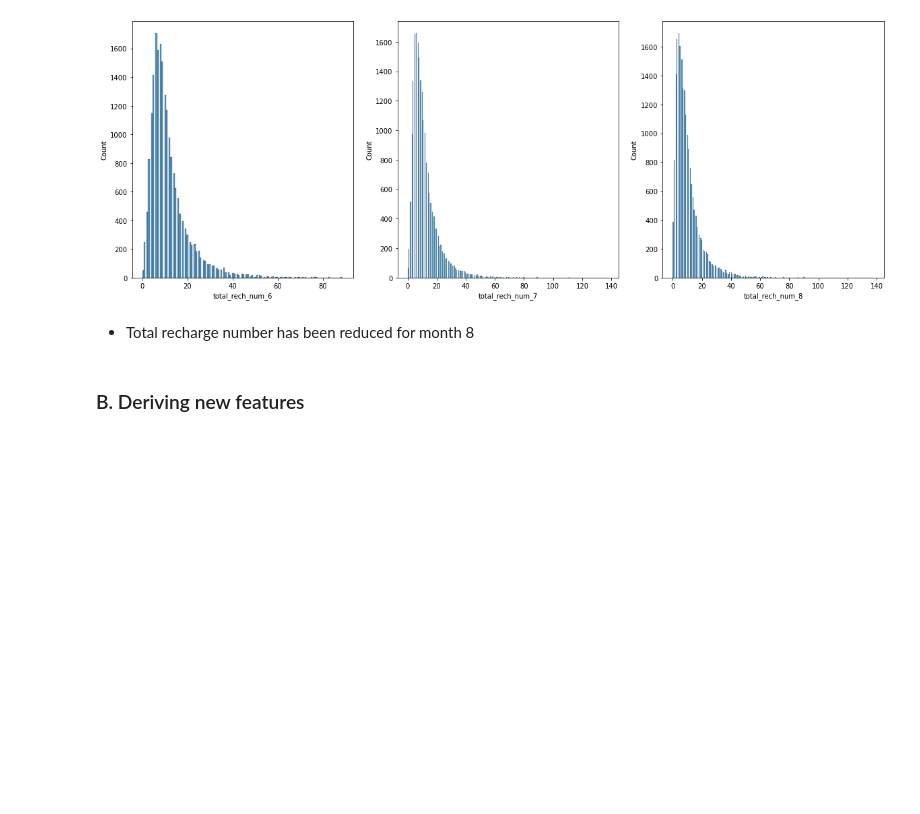
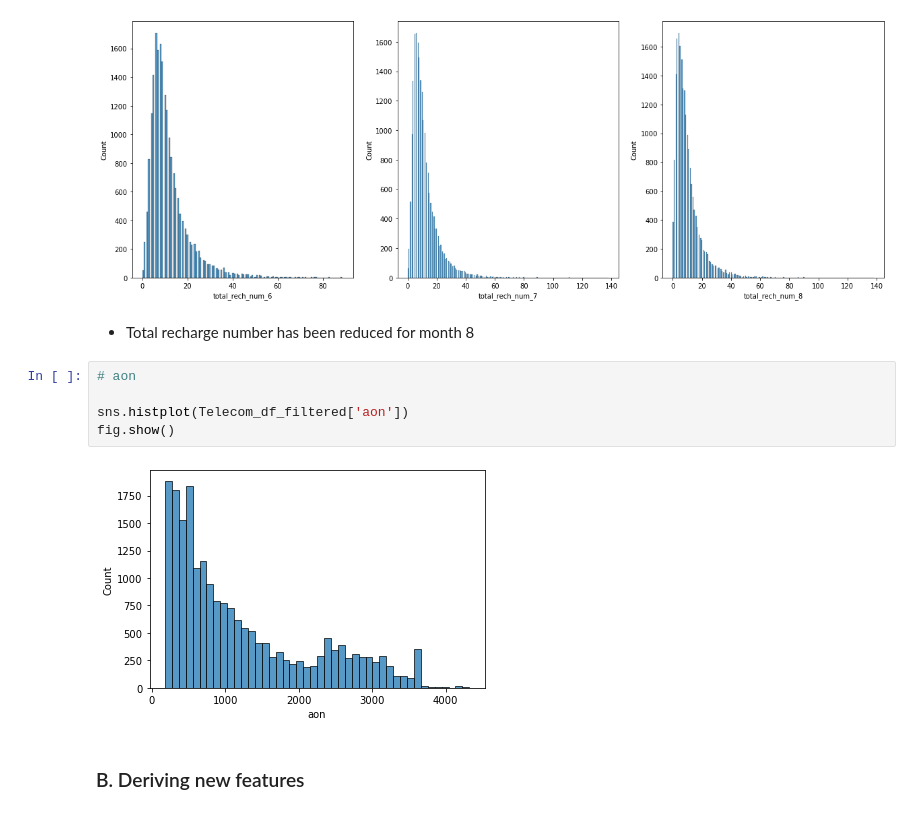
Before and after one commit to vighu0710/TelecomChurnPrediction, a Jupyter notebook: Telecom churn prediction.ipynb, the cells around one changed output. Saved outputs shown, nothing was run; the diff lists cells and outputs as text; blank space fills up the shorter version.

```diff
--- a/Telecom churn prediction.ipynb
+++ b/Telecom churn prediction.ipynb
@@ -1269,6 +1269,13 @@ Total Sum for 8 = 204989
 [figure]
 # %% [markdown]
 - Total recharge number has been reduced for month 8
+# %%
+# aon
+
+sns.histplot(Telecom_df_filtered['aon'])
+fig.show()
+# %% [output]
+[figure, added]
 # %% [markdown]
 ### B. Deriving new features
 # %% [markdown]
```
Also changed, not shown: parts of 41 cells of this notebook.
